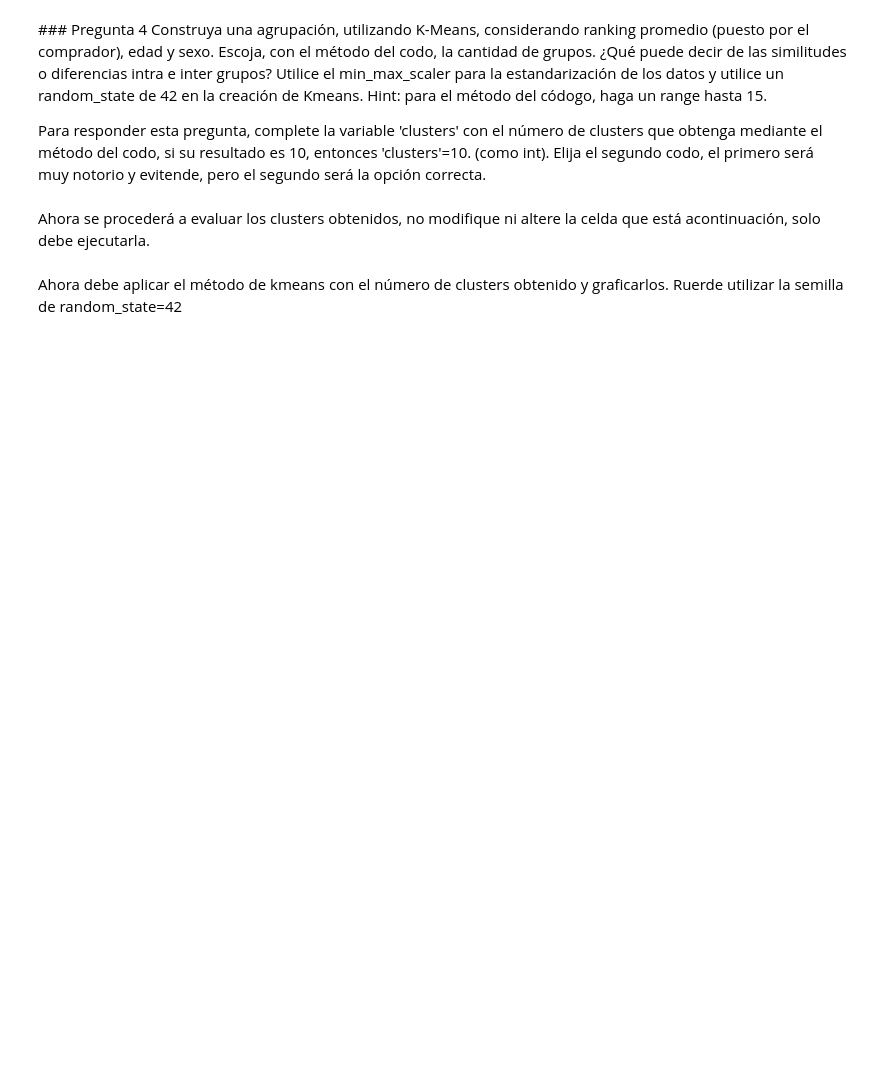
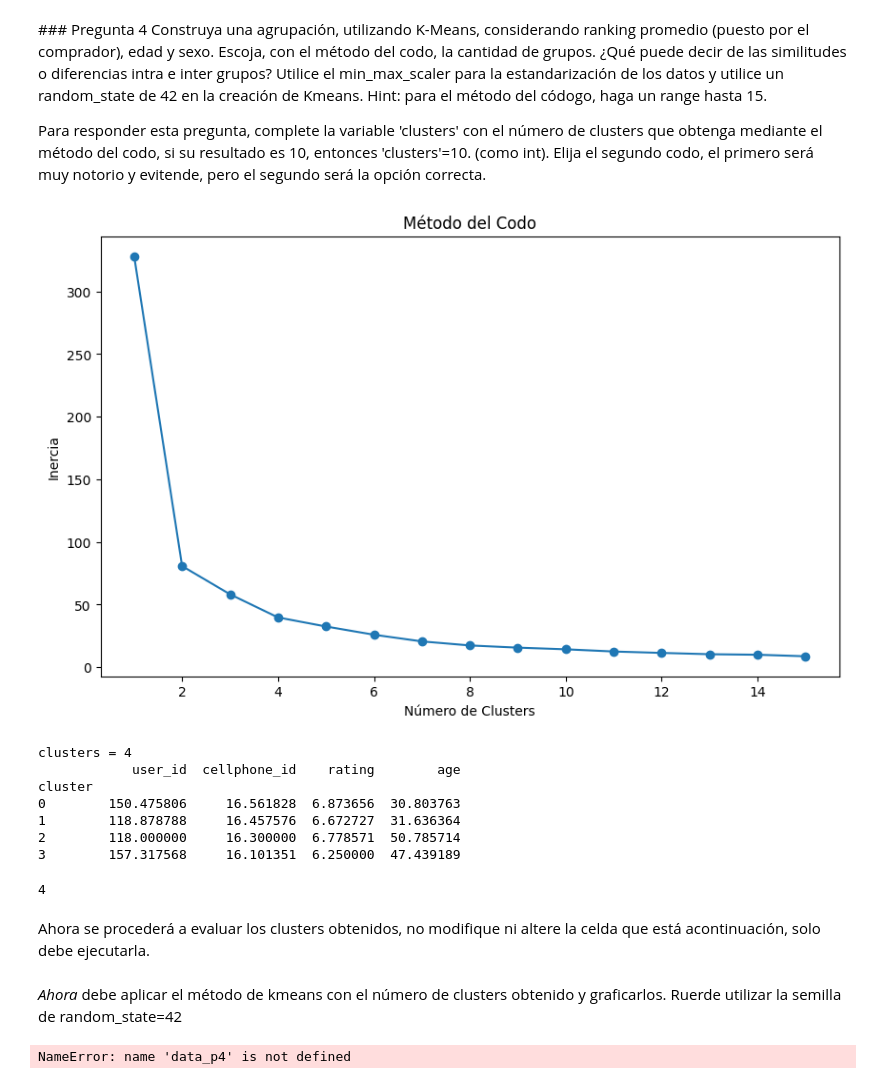
Before and after one commit to Carolinsrainbow/UC_AnalisisdeDatosEnPython, a Jupyter notebook: Laboratorio4.ipynb, the cells around one changed output. Saved outputs shown, nothing was run; the diff lists cells and outputs as text; code cells hidden in the pictures; blank space fills up the shorter version.

```diff
--- a/Laboratorio4.ipynb
+++ b/Laboratorio4.ipynb
@@ -174,10 +281,76 @@ raise NotImplementedError
+# %%
+#En esta primera parte, calcule los clusters mediante el método del codo.
+clusters=None
+
+# your code here
+#raise NotImplementedError
+# Unir las tablas para obtener la información necesaria
+data_merged = ratings.merge(users, on='user_id')
+
+# Seleccionar los atributos a utilizar para la agrupación
+columns = ['rating', 'age', 'gender']
+data_attributes = data_merged[columns]
+
+# Convertir la columna 'gender' a valores numéricos
+data_attributes['gender'] = data_attributes['gender'].map({'Male': 0, 'Female': 1})
+
+# Asegurarse de que todos los datos sean numéricos
+data_attributes = data_attributes.apply(pd.to_numeric, errors='coerce')
+
+# Estandarizar los datos utilizando MinMaxScaler
+scaler = MinMaxScaler()
+df_escalado_p4 = scaler.fit_transform(data_attributes)
+
+# Método del codo para encontrar el número óptimo de clusters
+inertia = []
+for n in range(1, 16):
+    kmeans = KMeans(n_clusters=n, random_state=42)
+    kmeans.fit(df_escalado_p4)
+    inertia.append(kmeans.inertia_)
+
+# Graficar el método del codo
+plt.figure(figsize=(10, 6))
+plt.plot(range(1, 16), inertia, marker='o')
+plt.xlabel('Número de Clusters')
+plt.ylabel('Inercia')
+plt.title('Método del Codo')
+plt.show()
+
+# Basado en la gráfica, determinar el número de clusters según el segundo codo visible
+# Ajusta el valor de 'clusters' al segundo codo visible
+clusters = 4  # Cambia este valor según lo que observes en la gráfica
+
+# Aplicar K-Means con el número óptimo de clusters
+kmeans = KMeans(n_clusters=clusters, random_state=42)
+data_merged['cluster'] = kmeans.fit_predict(df_escalado_p4)
+
+# Mostrar los resultados de los clusters
+cluster_summary = data_merged.groupby('cluster').mean(numeric_only=True)
+
+# Asignar el número de clusters a la variable 'clusters'
+clusters = 4  # Actualiza este valor según el segundo codo visible en la gráfica
+
+# Imprimir el número de clusters y el resumen de los clusters
+print(f"clusters = {clusters}")
+print(cluster_summary)
+# %% [output]
+[figure, added]
+clusters = 4
+            user_id  cellphone_id    rating        age
+cluster
+0        150.475806     16.561828  6.873656  30.803763
+1        118.878788     16.457576  6.672727  31.636364
+2        118.000000     16.300000  6.778571  50.785714
+3        157.317568     16.101351  6.250000  47.439189
 # %%
 # Revisemos que la variable haya quedado correctamente asignada a tu respuesta,
 print(clusters)
+# %% [output]
+4
 # %% [markdown]
 Ahora se procederá a evaluar los clusters obtenidos, no modifique ni altere la celda que está acontinuación, solo debe ejecutarla.
 # %% [markdown]
-Ahora debe aplicar el método de kmeans con el número de clusters obtenido y graficarlos.
+*Ahora* debe aplicar el método de kmeans con el número de clusters obtenido y graficarlos.
 Ruerde utilizar la semilla de random_state=42
 # %%
 kmeans_p4 = KMeans(n_clusters=4, random_state=42).fit(df_escalado_p4)
@@ -206,3 +379,5 @@ ax.set_ylabel("Age")
 ax.set_zlabel("Gender")
 plt.title('Agrupación k-means puesto por el comprador')
 plt.show()
+# %% [output]
+NameError: name 'data_p4' is not defined
```
Also changed, not shown: parts of 9 cells of this notebook.
